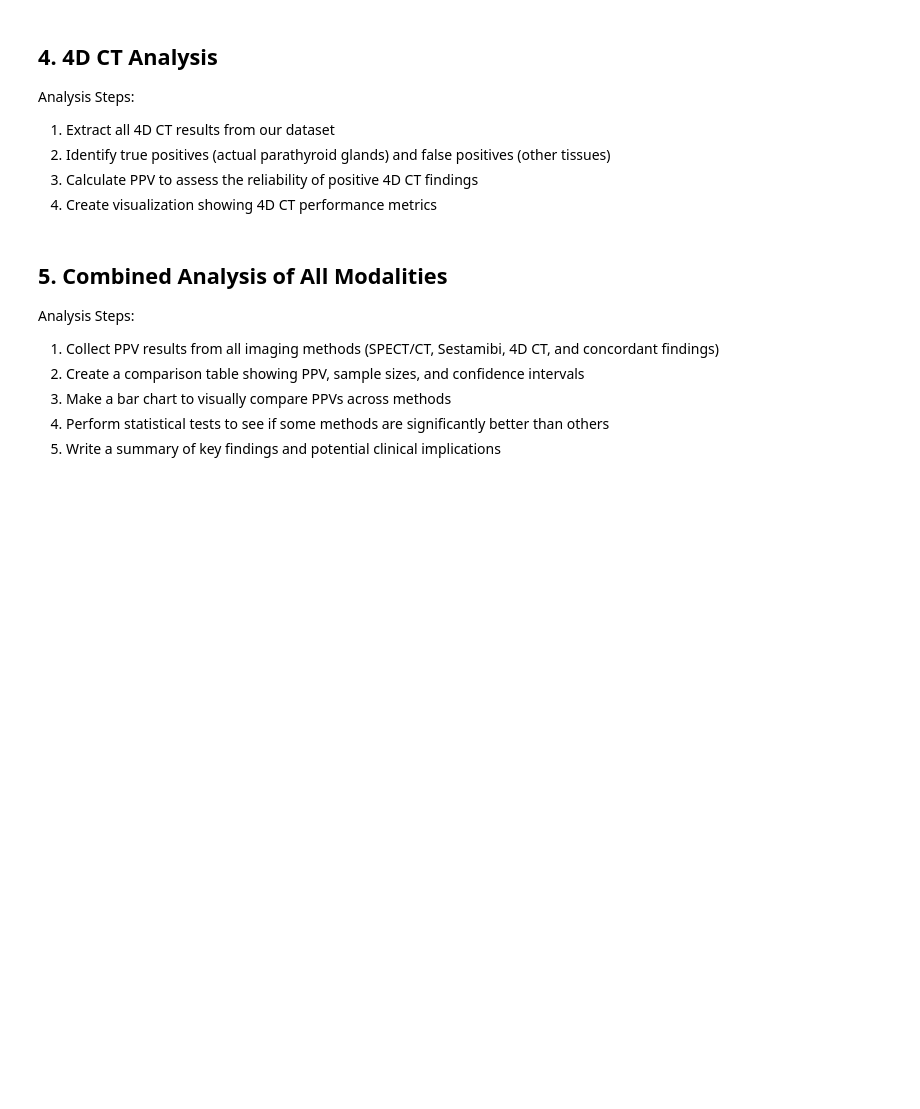
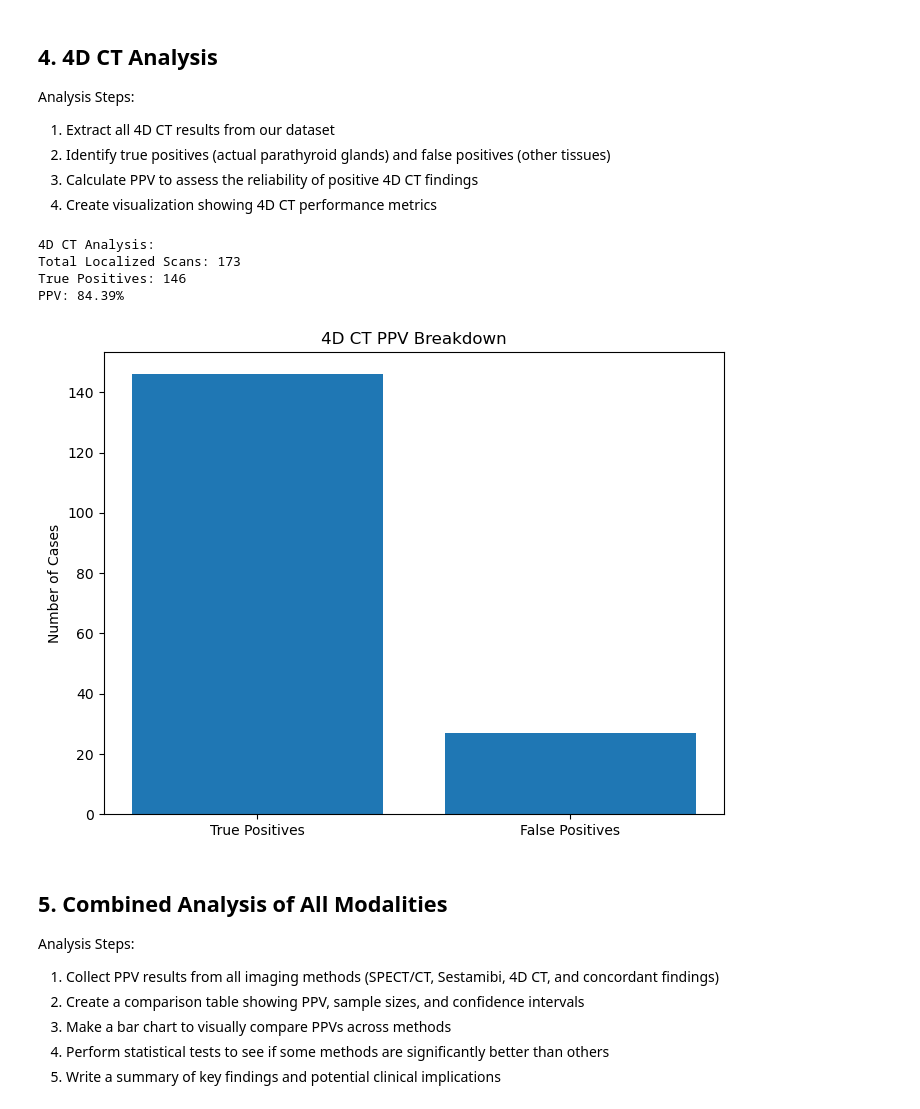
Before and after one commit to Jonah-Schwartz521/parathyroid-imaging-evaluation, a Jupyter notebook: PPV.ipynb, the cells around one changed output. Saved outputs shown, nothing was run; the diff lists cells and outputs as text; code cells hidden in the pictures; blank space fills up the shorter version.

```diff
--- a/PPV.ipynb
+++ b/PPV.ipynb
@@ -152,10 +261,35 @@ Analysis Steps:
 # %%
 # 4D CT PPV Analysis
 
-# Filter for 4D CT
-ct_data = data[data['imaging_type'] == '4D CT']  # adjust column name
+# Filter for 4D CT results (exclude NaN and Non-localizing)
+ct_data = data[data['4D CT Scan'].notna() & (data['4D CT Scan'] != 'Non-localizing')]
 
-# Same counting and calculation as above
+# Count matches
+ct_true_pos = len(data[data['4D CT Scan Calculated Concordance'].str.contains('Yes', na=False)])
+ct_total = len(ct_data)
+
+# Calculate PPV
+ct_ppv = (ct_true_pos / ct_total) * 100 if ct_total > 0 else 0
+
+# Create summary
+print(f"4D CT Analysis:")
+print(f"Total Localized Scans: {ct_total}")
+print(f"True Positives: {ct_true_pos}")
+print(f"PPV: {ct_ppv:.2f}%")
+
+# Visualization
+plt.figure(figsize=(8, 6))
+plt.bar(['True Positives', 'False Positives'],
+        [ct_true_pos, ct_total - ct_true_pos])
+plt.title('4D CT PPV Breakdown')
+plt.ylabel('Number of Cases')
+plt.show()
+# %% [output]
+4D CT Analysis:
+Total Localized Scans: 173
+True Positives: 146
+PPV: 84.39%
+[figure, added]
 # %% [markdown]
 ## 5. Combined Analysis of All Modalities
 
```
Also changed, not shown: parts of 6 cells of this notebook.
